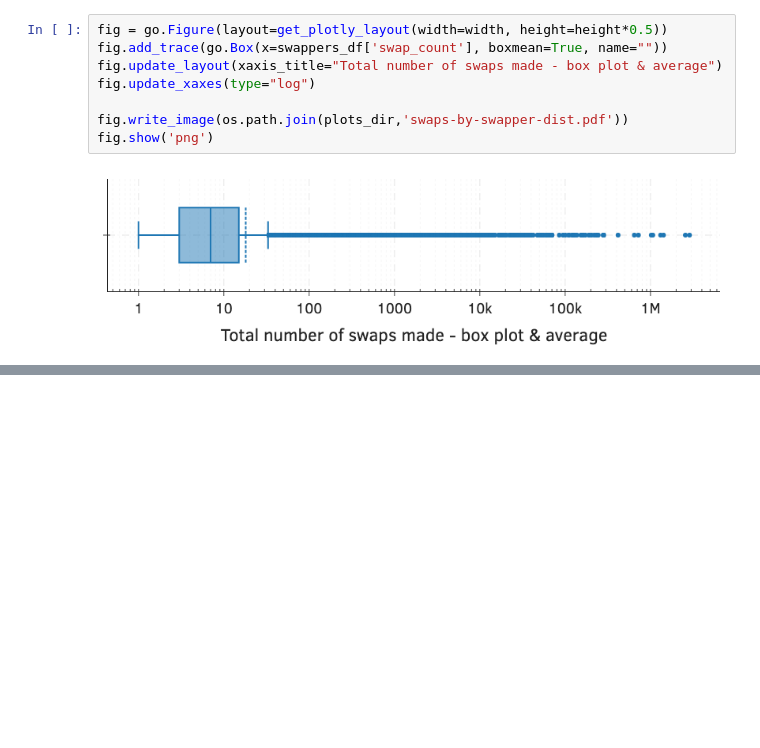
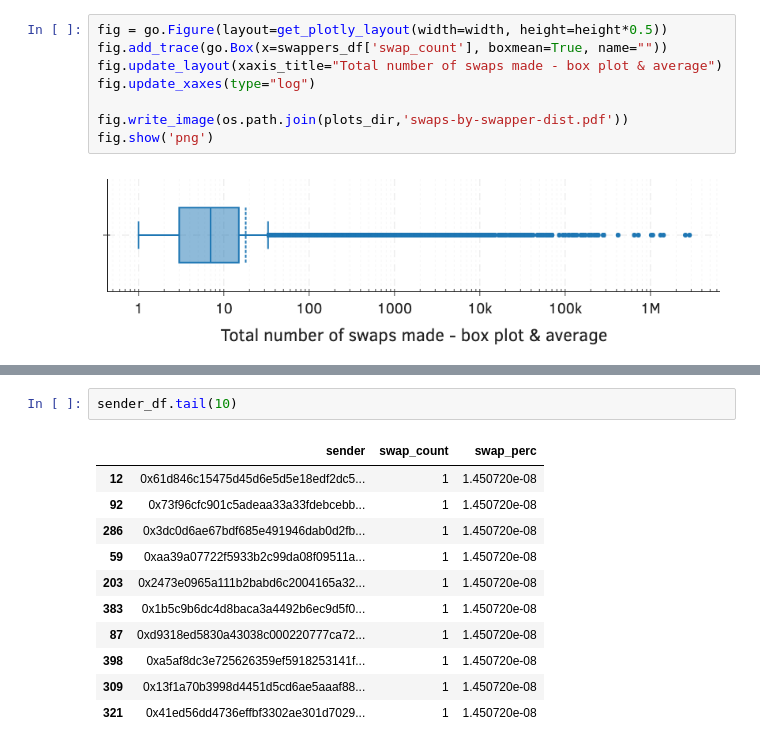
Before and after one commit to matter-labs/zksync-data-dump, a Jupyter notebook: notebooks/04-data-exploration-swaps.ipynb, the cells around one changed output, grey strips where cells are left out. Drawn from its saved outputs; the diff is of its cells as text; blank space fills up the shorter version.

```diff
--- a/notebooks/04-data-exploration-swaps.ipynb
+++ b/notebooks/04-data-exploration-swaps.ipynb
@@ -290,0 +350,14 @@ fig.show('png')
+# %%
+sender_df.tail(10)
+# %% [output]
+|  | sender | swap_count | swap_perc |
+| 12 | 0x61d846c15475d45d6e5d5e18edf2dc5... | 1 | 1.450720e-08 |
+| 92 | 0x73f96cfc901c5adeaa33a33fdebcebb... | 1 | 1.450720e-08 |
+| 286 | 0x3dc0d6ae67bdf685e491946dab0d2fb... | 1 | 1.450720e-08 |
+| 59 | 0xaa39a07722f5933b2c99da08f09511a... | 1 | 1.450720e-08 |
+| 203 | 0x2473e0965a111b2babd6c2004165a32... | 1 | 1.450720e-08 |
+| 383 | 0x1b5c9b6dc4d8baca3a4492b6ec9d5f0... | 1 | 1.450720e-08 |
+| 87 | 0xd9318ed5830a43038c000220777ca72... | 1 | 1.450720e-08 |
+| 398 | 0xa5af8dc3e725626359ef5918253141f... | 1 | 1.450720e-08 |
+| 309 | 0x13f1a70b3998d4451d5cd6ae5aaaf88... | 1 | 1.450720e-08 |
+| 321 | 0x41ed56dd4736effbf3302ae301d7029... | 1 | 1.450720e-08 |
```
Also changed, not shown: parts of 15 cells of this notebook.
